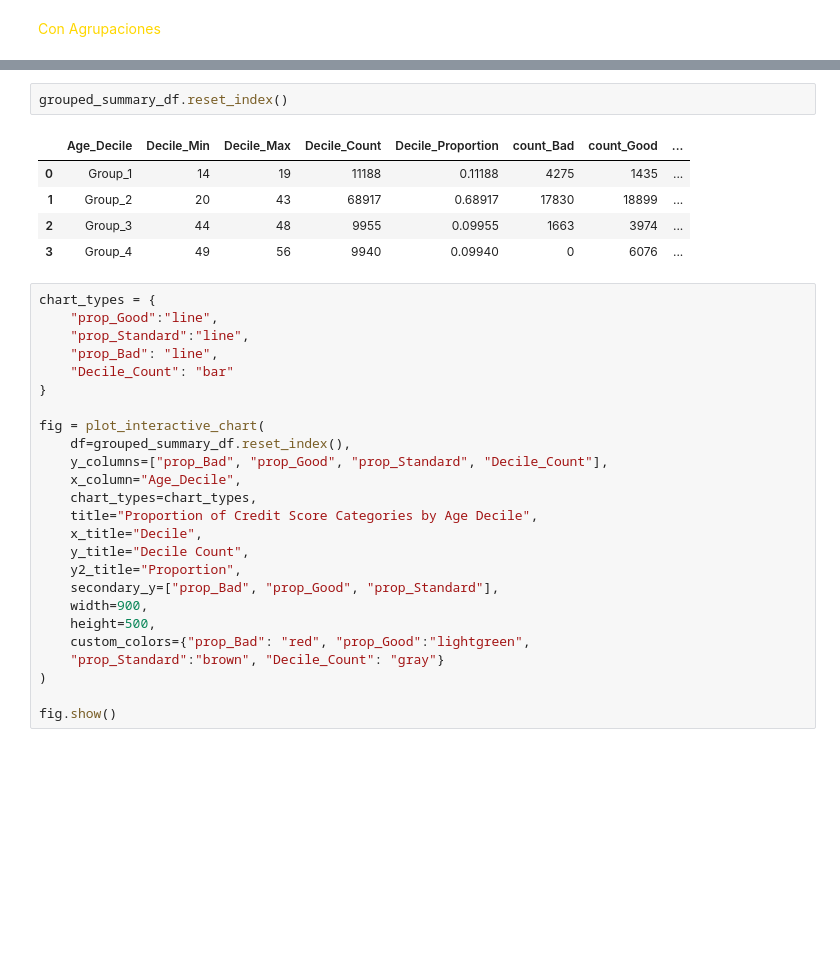
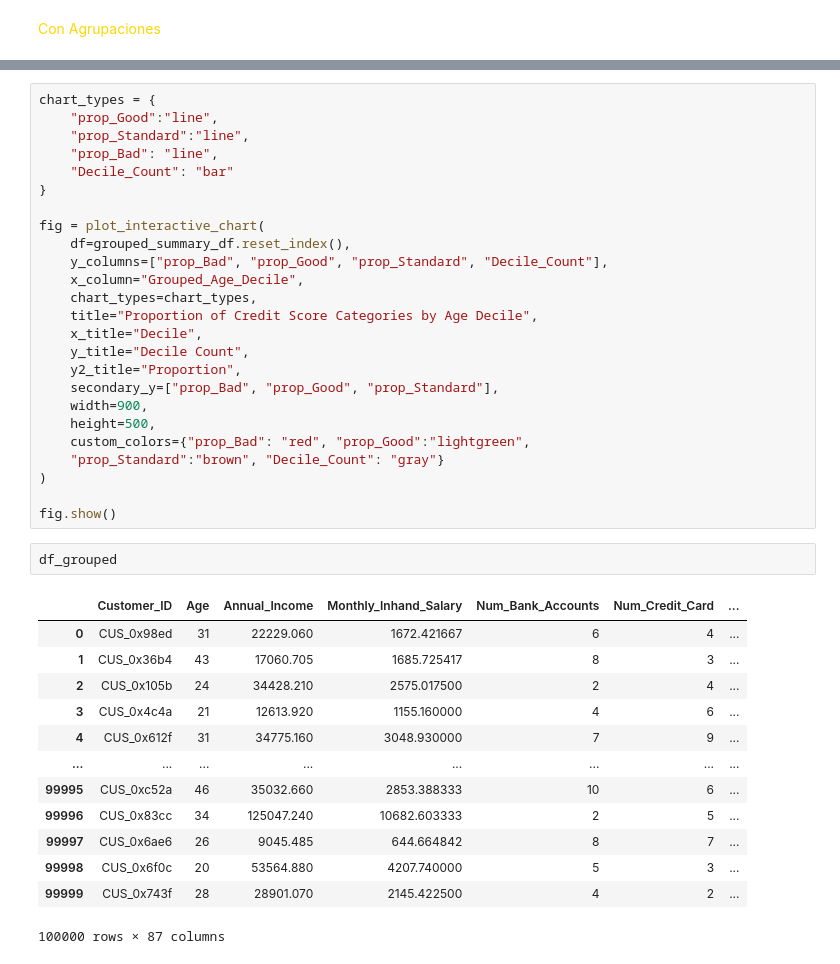
Before and after one commit to adoljc87/SCORE, a Jupyter notebook: notebooks/1_BIVARIATE_ANALYSIS/1_Age.ipynb, the cells around one changed output, grey strips where cells are left out. Saved outputs shown, nothing was run; the diff lists cells and outputs as text; blank space fills up the shorter version.

```diff
--- a/notebooks/1_BIVARIATE_ANALYSIS/1_Age.ipynb
+++ b/notebooks/1_BIVARIATE_ANALYSIS/1_Age.ipynb
@@ -309,11 +337,3 @@ display(grouped_summary_df)
-# %%
-grouped_summary_df.reset_index()
-# %% [output]
-|  | Age_Decile | Decile_Min | Decile_Max | Decile_Count | Decile_Proportion | count_Bad | count_Good | ... |
-| 0 | Group_1 | 14 | 19 | 11188 | 0.11188 | 4275 | 1435 | ... |
-| 1 | Group_2 | 20 | 43 | 68917 | 0.68917 | 17830 | 18899 | ... |
-| 2 | Group_3 | 44 | 48 | 9955 | 0.09955 | 1663 | 3974 | ... |
-| 3 | Group_4 | 49 | 56 | 9940 | 0.09940 | 0 | 6076 | ... |
 # %%
 chart_types = {
     "prop_Good":"line",
@@ -325,7 +345,7 @@ chart_types = {
 fig = plot_interactive_chart(
     df=grouped_summary_df.reset_index(),
     y_columns=["prop_Bad", "prop_Good", "prop_Standard", "Decile_Count"],
-    x_column="Age_Decile",
+    x_column="Grouped_Age_Decile",
     chart_types=chart_types,
     title="Proportion of Credit Score Categories by Age Decile",
     x_title="Decile",
@@ -339,3 +359,19 @@ fig = plot_interactive_chart(
 )
 
 fig.show()
+# %%
+df_grouped
+# %% [output]
+|  | Customer_ID | Age | Annual_Income | Monthly_Inhand_Salary | Num_Bank_Accounts | Num_Credit_Card | ... |
+| 0 | CUS_0x98ed | 31 | 22229.060 | 1672.421667 | 6 | 4 | ... |
+| 1 | CUS_0x36b4 | 43 | 17060.705 | 1685.725417 | 8 | 3 | ... |
+| 2 | CUS_0x105b | 24 | 34428.210 | 2575.017500 | 2 | 4 | ... |
+| 3 | CUS_0x4c4a | 21 | 12613.920 | 1155.160000 | 4 | 6 | ... |
+| 4 | CUS_0x612f | 31 | 34775.160 | 3048.930000 | 7 | 9 | ... |
+| ... | ... | ... | ... | ... | ... | ... | ... |
+| 99995 | CUS_0xc52a | 46 | 35032.660 | 2853.388333 | 10 | 6 | ... |
+| 99996 | CUS_0x83cc | 34 | 125047.240 | 10682.603333 | 2 | 5 | ... |
+| 99997 | CUS_0x6ae6 | 26 | 9045.485 | 644.664842 | 8 | 7 | ... |
+| 99998 | CUS_0x6f0c | 20 | 53564.880 | 4207.740000 | 5 | 3 | ... |
+| 99999 | CUS_0x743f | 28 | 28901.070 | 2145.422500 | 4 | 2 | ... |
+100000 rows × 87 columns
```
Also changed, not shown: parts of 4 cells of this notebook, 1 other file.
